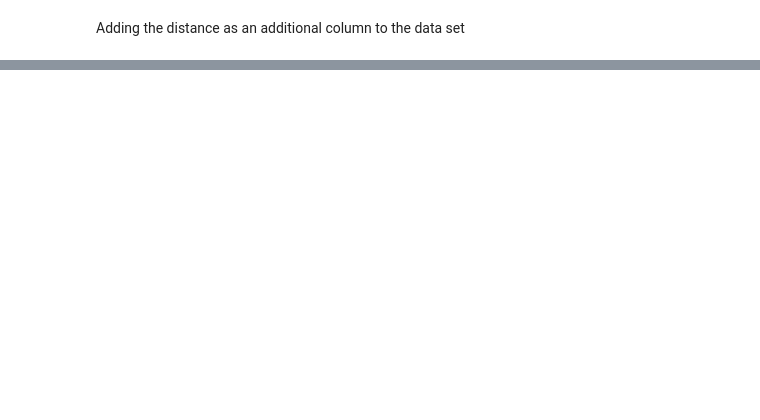
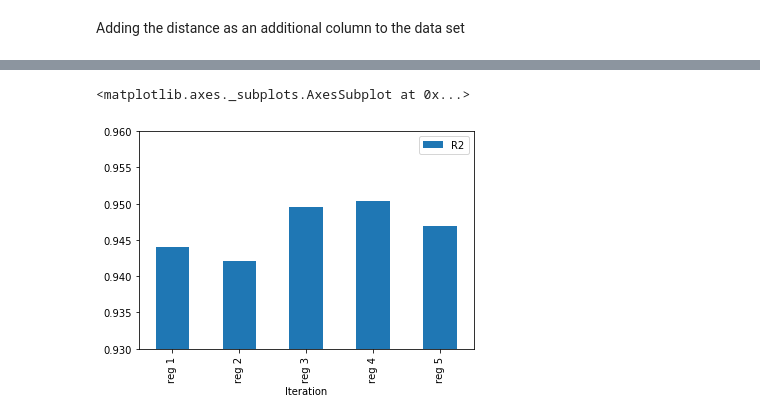
Before and after one commit to mgeraldo/IBM_Data_Science_Capstone, a Jupyter notebook: Capstone Project-Real Estate.ipynb, the cells around one changed output, grey strips where cells are left out. Drawn from its saved outputs; the diff is of its cells as text; code cells hidden in the pictures; blank space fills up the shorter version.

```diff
--- a/Capstone Project-Real Estate.ipynb
+++ b/Capstone Project-Real Estate.ipynb
@@ -502,0 +877,4 @@ The next steps will be to navegate the Json to group the categories and the run
+# %%
+from sklearn.model_selection import train_test_split
+
+X_train, X_test, y_train, y_test = train_test_split(data[features_cols], data['price'], train_size= 0.7, random_state=42)
@@ -502,0 +974,14 @@ The next steps will be to navegate the Json to group the categories and the run
+# %%
+# Create a regression object and Train the model using the training sets
+cols_4= features_cols[0:6]+features_cols[12:14]
+reg_4 = LinearRegression().fit(X_train[cols_4], y_train)
+
+# Make predictions using the testing set
+price_pred_4 = reg_4.predict(X_test[cols_4])
+
+# The mean squared error
+print('Root Mean squared error: %.2f'
+      % np.sqrt(mean_squared_error(y_test, price_pred_4)))
+# The coefficient of determination: 1 is perfect prediction
+print('Coefficient of determination: %.2f'
+      % r2_score(y_test,price_pred_4))
@@ -502,0 +991,14 @@ The next steps will be to navegate the Json to group the categories and the run
+# %%
+# Create a regression object and Train the model using the training sets
+cols_5= features_cols[0:6]+features_cols[12:]
+reg_5 = LinearRegression().fit(X_train[cols_5], y_train)
+
+# Make predictions using the testing set
+price_pred_5 = reg_5.predict(X_test[cols_5])
+
+# The mean squared error
+print('Root Mean squared error: %.2f'
+      % np.sqrt(mean_squared_error(y_test, price_pred_5)))
+# The coefficient of determination: 1 is perfect prediction
+print('Coefficient of determination: %.2f'
+      % r2_score(y_test,price_pred_5))
@@ -502,0 +1025,12 @@ The next steps will be to navegate the Json to group the categories and the run
+# %%
+R2 = {'Iteration': ['reg 1','reg 2','reg 3','reg 4','reg 5'],
+      'R2':[r2_score(y_test, price_pred_1),
+              r2_score(y_test, price_pred_2),
+              r2_score(y_test, price_pred_3),
+              r2_score(y_test, price_pred_4),
+              r2_score(y_test, price_pred_5)
+       ]}
+pd.DataFrame(R2).plot.bar(x='Iteration',y='R2',ylim=(0.93,.96))
+# %% [output]
+<matplotlib.axes._subplots.AxesSubplot at 0x...>
+[figure, added]
```
Also changed, not shown: parts of 136 cells of this notebook, 2 other files.
